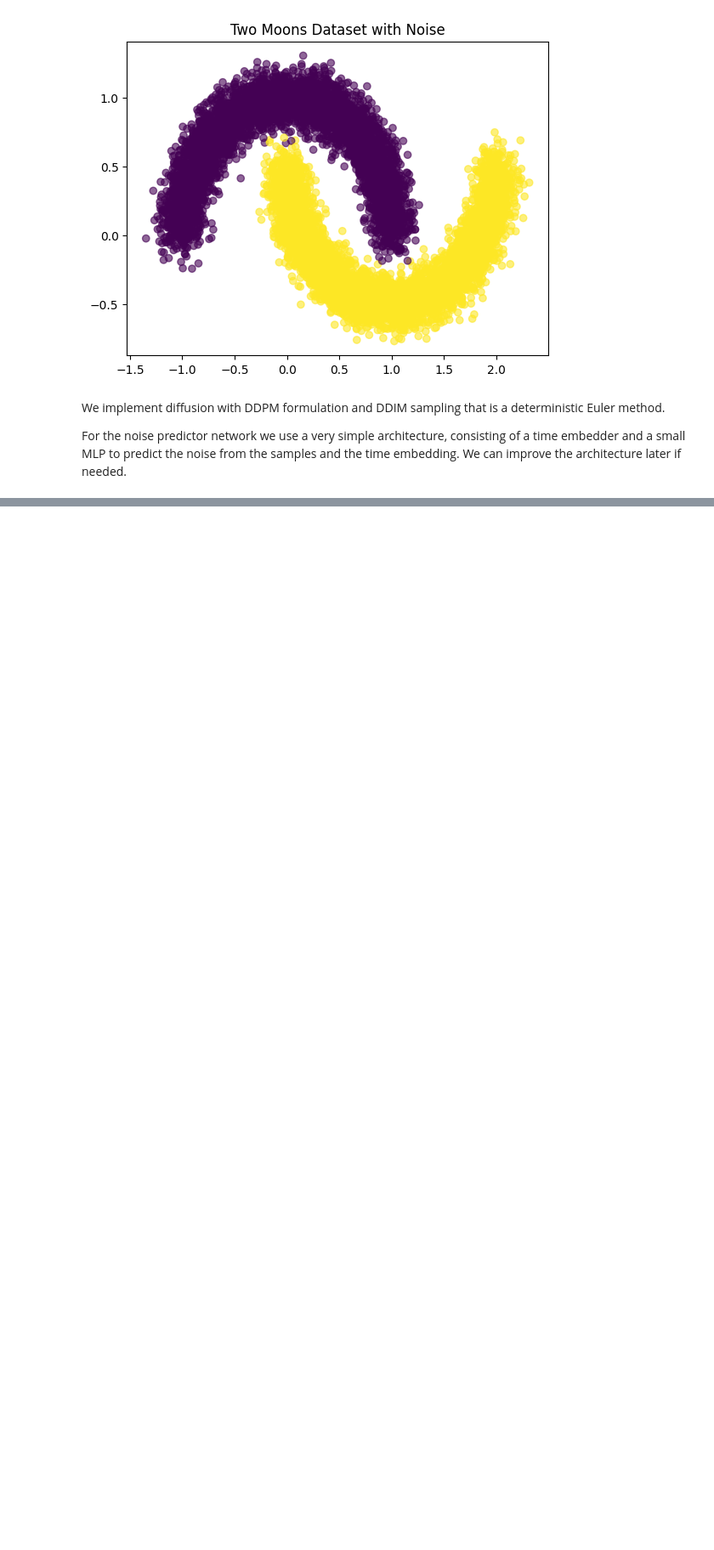
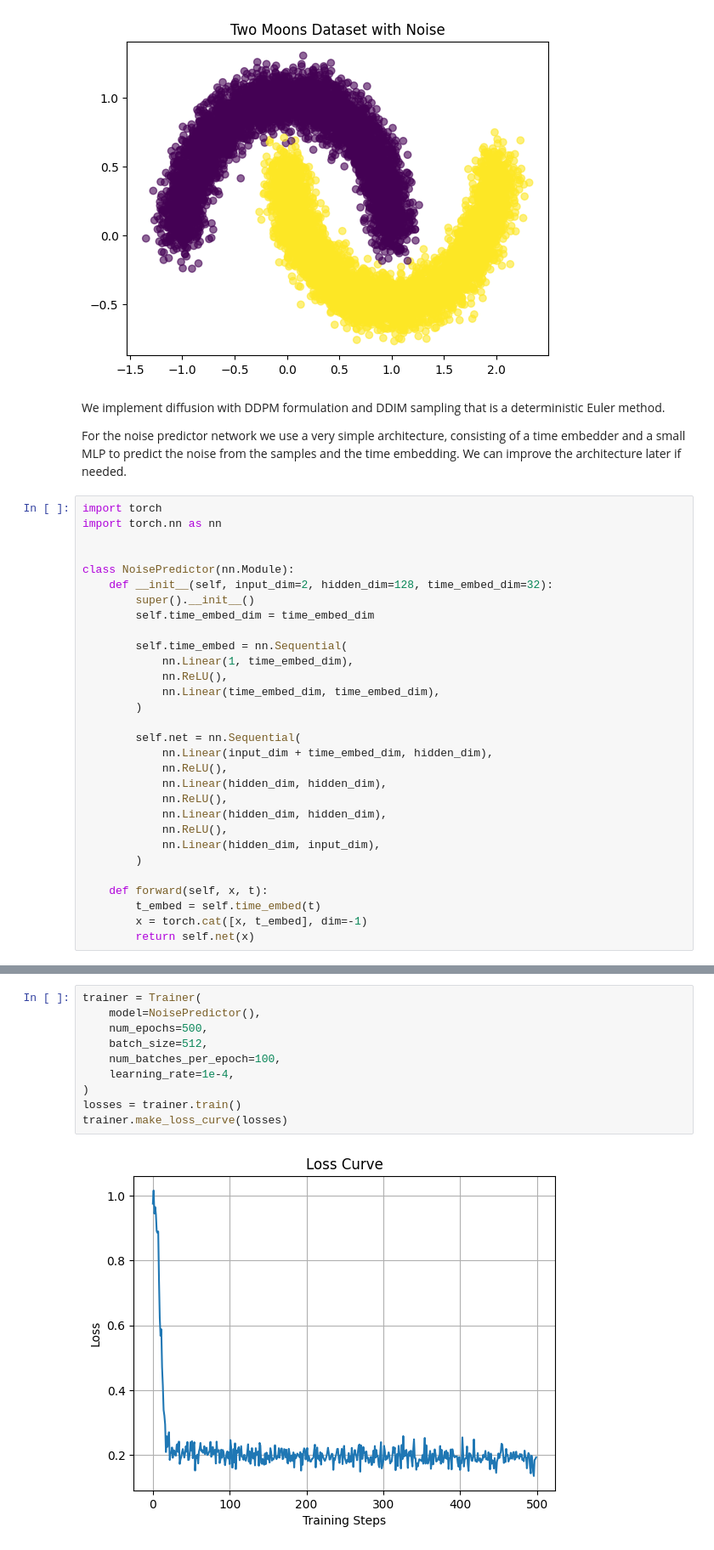
Before and after one commit to ehsan/simple-diffusion, a Jupyter notebook: project.ipynb, the cells around one changed output, grey strips where cells are left out. Shown: that part at 85% size. Saved outputs shown, nothing was run; the diff lists cells and outputs as text; blank space fills up the shorter version.

Commit message:
get basic training loop to work

```diff
--- a/project.ipynb
+++ b/project.ipynb
@@ -32,3 +33,33 @@ visualize_moons(moons_dataset_noised, title="Two Moons Dataset with Noise")
 We implement diffusion with DDPM formulation and DDIM sampling that is a deterministic Euler method.
 
 For the noise predictor network we use a very simple architecture, consisting of a time embedder and a small MLP to predict the noise from the samples and the time embedding.  We can improve the architecture later if needed.
+# %%
+import torch
+import torch.nn as nn
+
+
+class NoisePredictor(nn.Module):
+    def __init__(self, input_dim=2, hidden_dim=128, time_embed_dim=32):
+        super().__init__()
+        self.time_embed_dim = time_embed_dim
+
+        self.time_embed = nn.Sequential(
+            nn.Linear(1, time_embed_dim),
+            nn.ReLU(),
+            nn.Linear(time_embed_dim, time_embed_dim),
+        )
+
+        self.net = nn.Sequential(
+            nn.Linear(input_dim + time_embed_dim, hidden_dim),
+            nn.ReLU(),
+            nn.Linear(hidden_dim, hidden_dim),
+            nn.ReLU(),
+            nn.Linear(hidden_dim, hidden_dim),
+            nn.ReLU(),
+            nn.Linear(hidden_dim, input_dim),
+        )
+
+    def forward(self, x, t):
+        t_embed = self.time_embed(t)
+        x = torch.cat([x, t_embed], dim=-1)
+        return self.net(x)
@@ -34,0 +212,12 @@ For the noise predictor network we use a very simple architecture, consisting of
+# %%
+trainer = Trainer(
+    model=NoisePredictor(),
+    num_epochs=500,
+    batch_size=512,
+    num_batches_per_epoch=100,
+    learning_rate=1e-4,
+)
+losses = trainer.train()
+trainer.make_loss_curve(losses)
+# %% [output]
+[figure, added]
```
Also changed, not shown: parts of 8 cells of this notebook, 2 other files.
